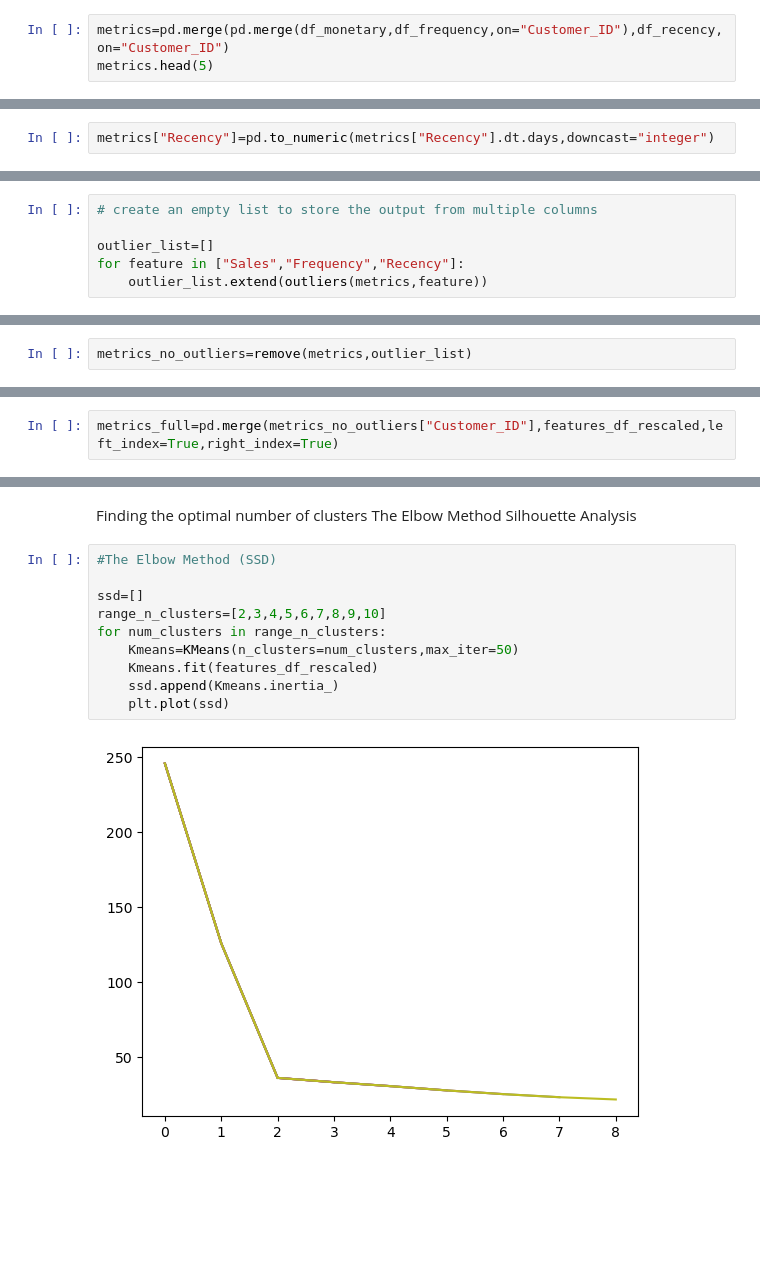
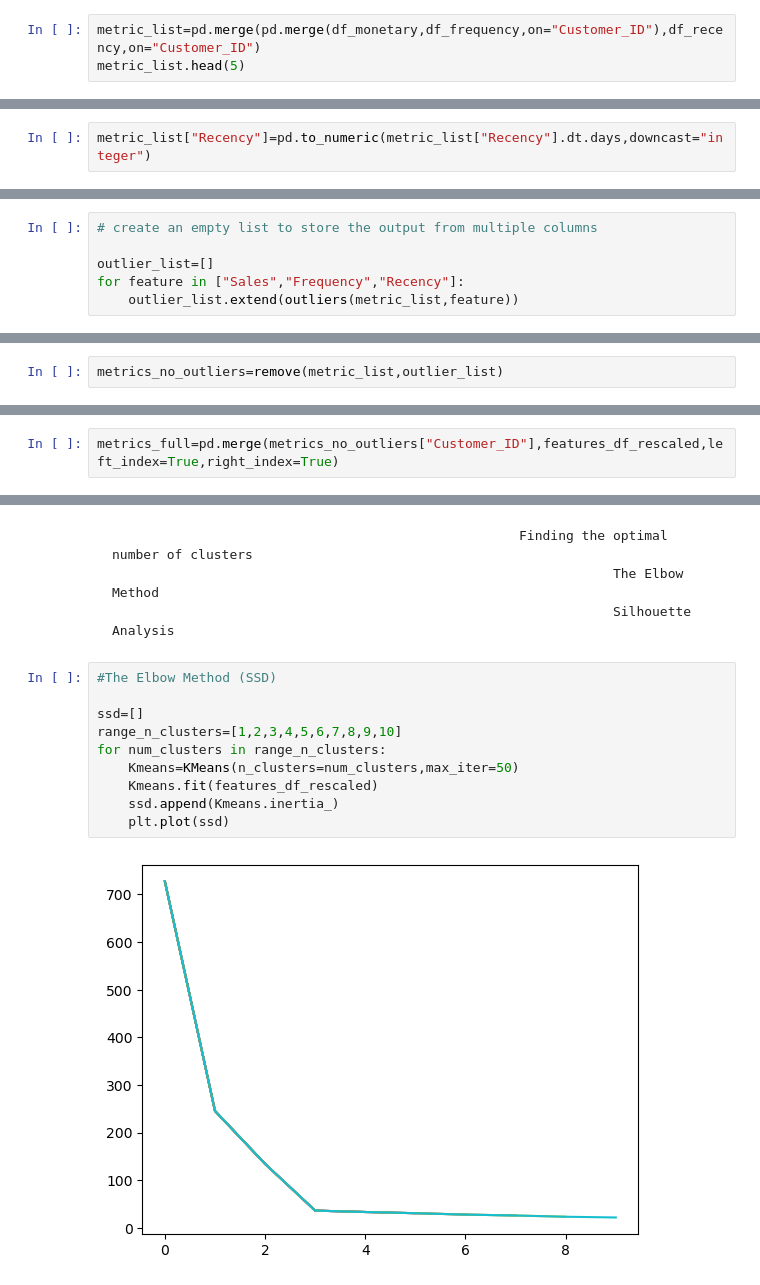
Before and after one commit to YanaOrf/E_Commerce, a Jupyter notebook: E-commerce EDA.ipynb, the cells around one changed output, grey strips where cells are left out. Cells and saved outputs as stored; diff of their text form; blank space fills up the shorter version.

```diff
--- a/E-commerce EDA.ipynb
+++ b/E-commerce EDA.ipynb
@@ -246,6 +259,6 @@ df_recency.head()
 # %%
-metrics=pd.merge(pd.merge(df_monetary,df_frequency,on="Customer_ID"),df_recency,on="Customer_ID")
-metrics.head(5)
+metric_list=pd.merge(pd.merge(df_monetary,df_frequency,on="Customer_ID"),df_recency,on="Customer_ID")
+metric_list.head(5)
 # %% [output]
 |  | Customer_ID | Sales | Frequency | Recency |
 | 0 | AA-10315 | 5563.560 | 5 | 184 days |
@@ -254,5 +267,5 @@ metrics.head(5)
 | 3 | AA-10645 | 5086.935 | 6 | 55 days |
 | 4 | AB-10015 | 886.156 | 3 | 415 days |
 # %%
-metrics["Recency"]=pd.to_numeric(metrics["Recency"].dt.days,downcast="integer")
+metric_list["Recency"]=pd.to_numeric(metric_list["Recency"].dt.days,downcast="integer")
 # %%
@@ -334,7 +337,7 @@ dtype: float64
 
 outlier_list=[]
 for feature in ["Sales","Frequency","Recency"]:
-    outlier_list.extend(outliers(metrics,feature))
+    outlier_list.extend(outliers(metric_list,feature))
 # %%
 # define a function "remove" which returns a clean df without outliers
 def remove(df,ls):
@@ -342,5 +345,5 @@ def remove(df,ls):
     df=df.drop(ls)
     return df
 # %%
-metrics_no_outliers=remove(metrics,outlier_list)
+metrics_no_outliers=remove(metric_list,outlier_list)
 # %%
@@ -503,19 +627,19 @@ sns.scatterplot(data=df3,y="Recency",x="Frequency",size="Sales",color="blue")
 # %% [markdown]
-Finding the optimal number of clusters
-The Elbow Method
-Silhouette Analysis
+                                                        Finding the optimal number of clusters
+                                                                    The Elbow Method
+                                                                    Silhouette Analysis
 # %%
 #The Elbow Method (SSD)
 
 ssd=[]
-range_n_clusters=[2,3,4,5,6,7,8,9,10]
+range_n_clusters=[1,2,3,4,5,6,7,8,9,10]
 for num_clusters in range_n_clusters:
     Kmeans=KMeans(n_clusters=num_clusters,max_iter=50)
     Kmeans.fit(features_df_rescaled)
     ssd.append(Kmeans.inertia_)
     plt.plot(ssd)
 # %% [output]
-[figure, old version]
+[figure, new version]
 # %%
 #Silhouette Analysis
 
```
Also changed, not shown: parts of 45 cells of this notebook, 5 other files.
